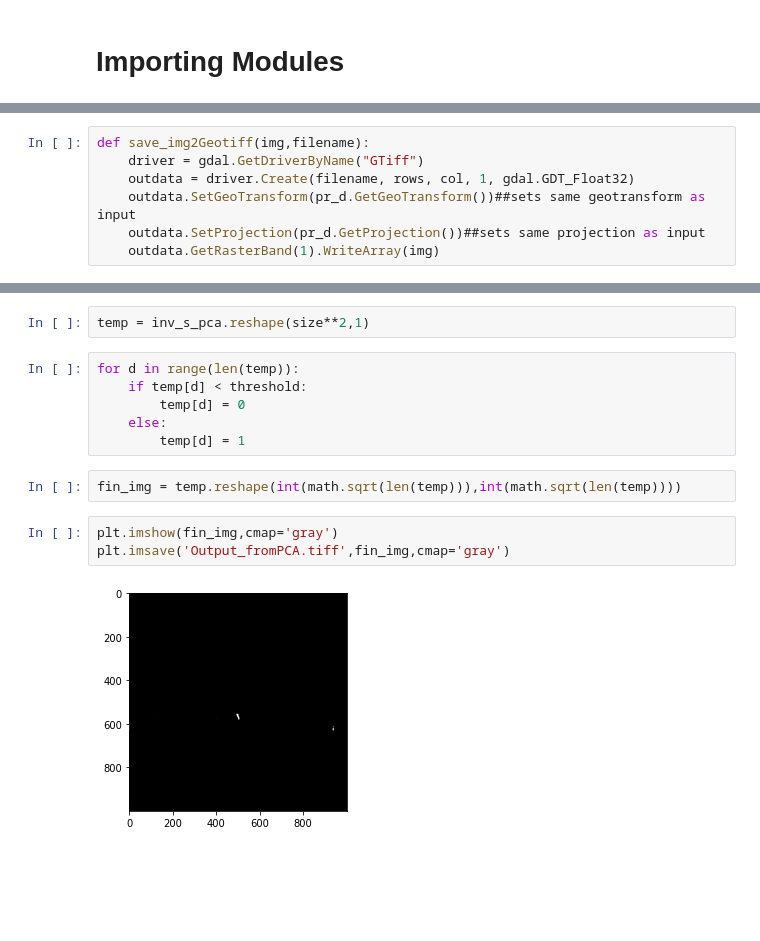
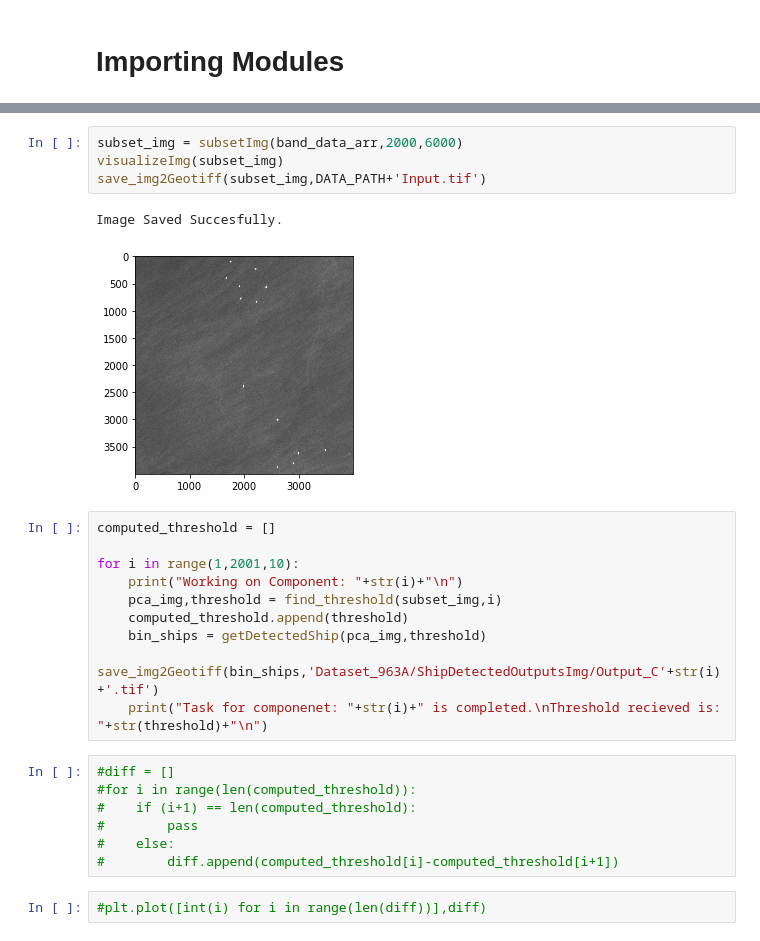
Before and after one commit to harshal306/ShipDetectionBCFAR_SARImagery, a Jupyter notebook: AdaptiveThresholdAlgo/PCATest.ipynb, the cells around one changed output, grey strips where cells are left out. Saved outputs shown, nothing was run; the diff lists cells and outputs as text; blank space fills up the shorter version.

```diff
--- a/AdaptiveThresholdAlgo/PCATest.ipynb
+++ b/AdaptiveThresholdAlgo/PCATest.ipynb
@@ -24,7 +13,0 @@ array([[0., 0., 0., ..., 0., 0., 0.],
-# %%
-def save_img2Geotiff(img,filename):
-    driver = gdal.GetDriverByName("GTiff")
-    outdata = driver.Create(filename, rows, col, 1, gdal.GDT_Float32)
-    outdata.SetGeoTransform(pr_d.GetGeoTransform())##sets same geotransform as input
-    outdata.SetProjection(pr_d.GetProjection())##sets same projection as input
-    outdata.GetRasterBand(1).WriteArray(img)
@@ -66,15 +91,26 @@ plt.imsave('PrincipalComponentImage.tiff',inv_s_pca,cmap='gray')
-# %%
-temp = inv_s_pca.reshape(size**2,1)
-# %%
-for d in range(len(temp)):
-    if temp[d] < threshold:
-        temp[d] = 0
-    else:
-        temp[d] = 1
-# %%
-fin_img = temp.reshape(int(math.sqrt(len(temp))),int(math.sqrt(len(temp))))
-# %%
-plt.imshow(fin_img,cmap='gray')
-plt.imsave('Output_fromPCA.tiff',fin_img,cmap='gray')
-# %% [output]
-[figure, removed]
+# %%
+subset_img = subsetImg(band_data_arr,2000,6000)
+visualizeImg(subset_img)
+save_img2Geotiff(subset_img,DATA_PATH+'Input.tif')
+# %% [output]
+Image Saved Succesfully.
+[figure, added]
+# %%
+computed_threshold = []
+
+for i in range(1,2001,10):
+    print("Working on Component: "+str(i)+"\n")
+    pca_img,threshold = find_threshold(subset_img,i)
+    computed_threshold.append(threshold)
+    bin_ships = getDetectedShip(pca_img,threshold)
+    save_img2Geotiff(bin_ships,'Dataset_963A/ShipDetectedOutputsImg/Output_C'+str(i)+'.tif')
+    print("Task for componenet: "+str(i)+" is completed.\nThreshold recieved is: "+str(threshold)+"\n")
+# %%
+#diff = []
+#for i in range(len(computed_threshold)):
+#    if (i+1) == len(computed_threshold):
+#        pass
+#    else:
+#        diff.append(computed_threshold[i]-computed_threshold[i+1])
+# %%
+#plt.plot([int(i) for i in range(len(diff))],diff)
```
Also changed, not shown: parts of 8 cells of this notebook, 5 other files.
